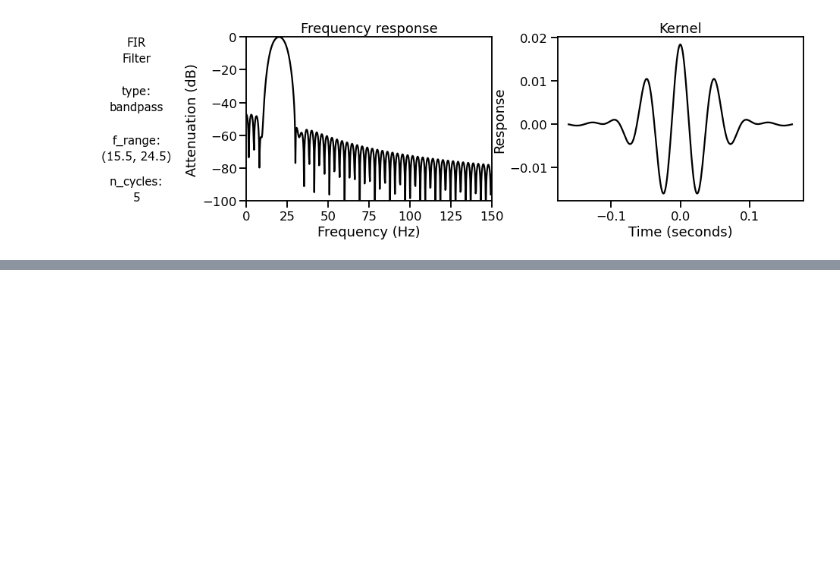
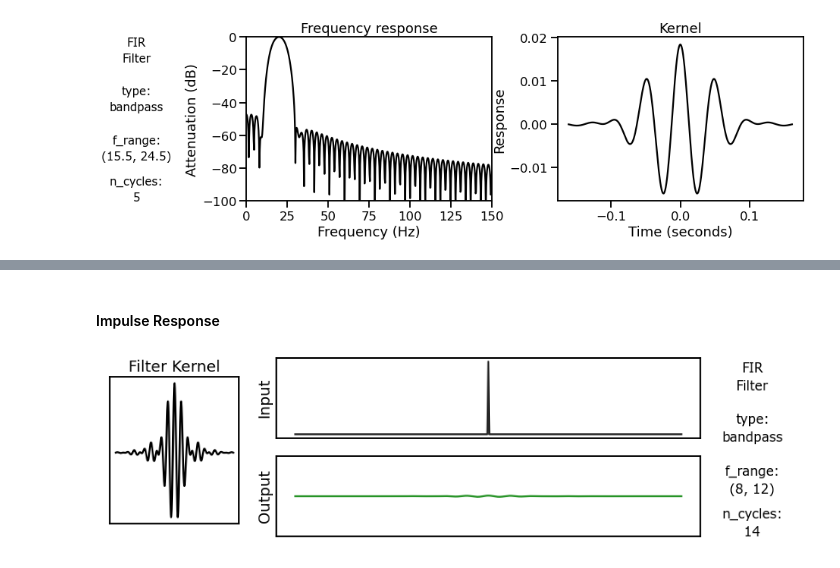
Before and after one commit to TomDonoghue/SigViz, a Jupyter notebook: notebooks/04-filters.ipynb, the cells around one changed output, grey strips where cells are left out. Drawn from its saved outputs; the diff is of its cells as text; code cells hidden in the pictures; blank space fills up the shorter version.

Commit message:
add filter outputs visualizer

```diff
--- a/notebooks/04-filters.ipynb
+++ b/notebooks/04-filters.ipynb
@@ -261,0 +260,25 @@ ToDo.
+# %%
+fs = 500
+# %%
+# General settings
+pass_type = 'bandpass'
+f_range = (8, 12)
+n_cycles = 3
+# %%
+# Define cycle range
+cycle_range = np.arange(1, 15, 1)
+
+# Define settings for varying filter bandwidth
+cen = 10
+bw_range = np.arange(1, 9)
+# %% [markdown]
+#### Impulse Response
+# %%
+# Create an impulse response
+impulse_sig = np.zeros_like(sig)
+impulse_sig[int(len(impulse_sig)/2)] = 1
+# %%
+# Explore filter output on burst signal, across n_cycles
+build_filter_ouput(impulse_sig, fs, pass_type, f_range, None, 'n_cycles', cycle_range)
+# %% [output]
+[figure, added]
```
Also changed, not shown: parts of 15 cells of this notebook.
